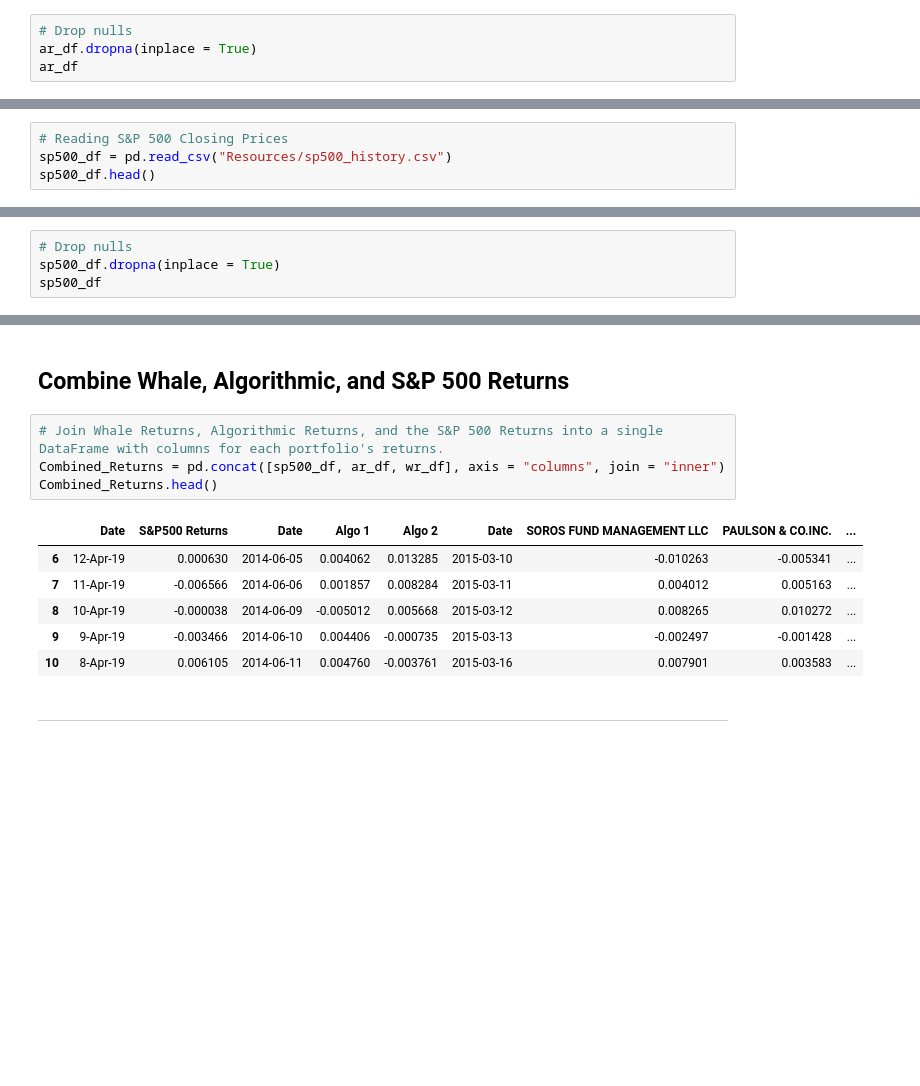
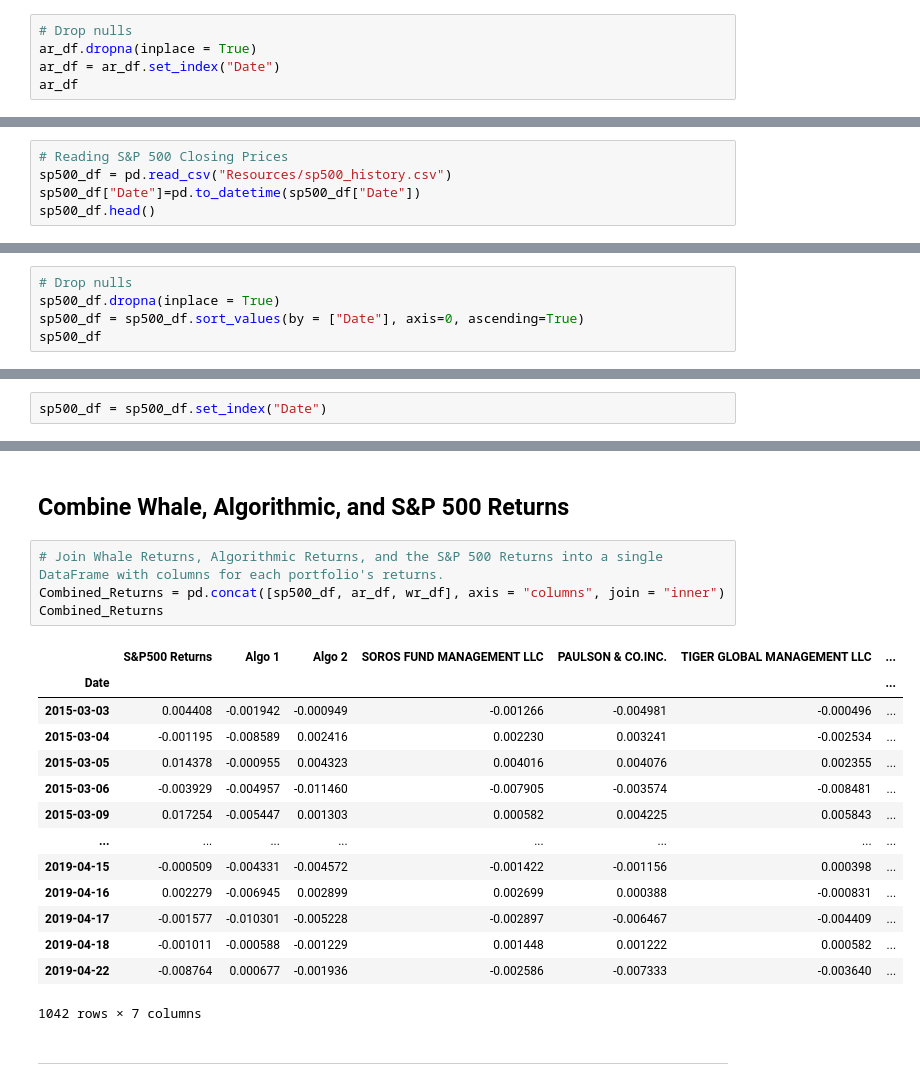
Before and after one commit to vdlglz/Pandas_Homework, a Jupyter notebook: Whale Analysis/whale_analysis.ipynb, the cells around one changed output, grey strips where cells are left out. Drawn from its saved outputs; the diff is of its cells as text; blank space fills up the shorter version.

```diff
--- a/Whale Analysis/whale_analysis.ipynb
+++ b/Whale Analysis/whale_analysis.ipynb
@@ -106,5 +103,6 @@ dtype: int64
 # %%
 # Drop nulls
 ar_df.dropna(inplace = True)
+ar_df = ar_df.set_index("Date")
 ar_df
 # %% [output]
@@ -128,6 +127,7 @@ Read the S&P 500 historic closing prices and create a new daily returns DataFram
 # %%
 # Reading S&P 500 Closing Prices
 sp500_df = pd.read_csv("Resources/sp500_history.csv")
+sp500_df["Date"]=pd.to_datetime(sp500_df["Date"])
 sp500_df.head()
 # %% [output]
 |  | Date | Close |
@@ -167,6 +167,7 @@ sp500_df.head()
 # %%
 # Drop nulls
 sp500_df.dropna(inplace = True)
+sp500_df = sp500_df.sort_values(by = ["Date"], axis=0, ascending=True)
 sp500_df
 # %% [output]
 |  | Date | Close |
@@ -184,4 +185,6 @@ sp500_df
 1648 rows × 2 columns
+# %%
+sp500_df = sp500_df.set_index("Date")
 # %%
 # Rename `Close` Column to be specific to this portfolio.
 sp500_df = sp500_df.rename(columns = {"Close": "S&P500 Returns"})
@@ -205,14 +209,22 @@ sp500_df
 # %%
 # Join Whale Returns, Algorithmic Returns, and the S&P 500 Returns into a single DataFrame with columns for each portfolio's returns.
 Combined_Returns = pd.concat([sp500_df, ar_df, wr_df], axis = "columns", join = "inner")
-Combined_Returns.head()
+Combined_Returns
 # %% [output]
-|  | Date | S&P500 Returns | Date | Algo 1 | Algo 2 | Date | SOROS FUND MANAGEMENT LLC | PAULSON & CO.INC. | ... |
-| 6 | 12-Apr-19 | 0.000630 | 2014-06-05 | 0.004062 | 0.013285 | 2015-03-10 | -0.010263 | -0.005341 | ... |
-| 7 | 11-Apr-19 | -0.006566 | 2014-06-06 | 0.001857 | 0.008284 | 2015-03-11 | 0.004012 | 0.005163 | ... |
-| 8 | 10-Apr-19 | -0.000038 | 2014-06-09 | -0.005012 | 0.005668 | 2015-03-12 | 0.008265 | 0.010272 | ... |
-| 9 | 9-Apr-19 | -0.003466 | 2014-06-10 | 0.004406 | -0.000735 | 2015-03-13 | -0.002497 | -0.001428 | ... |
-| 10 | 8-Apr-19 | 0.006105 | 2014-06-11 | 0.004760 | -0.003761 | 2015-03-16 | 0.007901 | 0.003583 | ... |
+|  | S&P500 Returns | Algo 1 | Algo 2 | SOROS FUND MANAGEMENT LLC | PAULSON & CO.INC. | TIGER GLOBAL MANAGEMENT LLC | ... |
+| Date |  |  |  |  |  |  | ... |
+| 2015-03-03 | 0.004408 | -0.001942 | -0.000949 | -0.001266 | -0.004981 | -0.000496 | ... |
+| 2015-03-04 | -0.001195 | -0.008589 | 0.002416 | 0.002230 | 0.003241 | -0.002534 | ... |
+| 2015-03-05 | 0.014378 | -0.000955 | 0.004323 | 0.004016 | 0.004076 | 0.002355 | ... |
+| 2015-03-06 | -0.003929 | -0.004957 | -0.011460 | -0.007905 | -0.003574 | -0.008481 | ... |
+| 2015-03-09 | 0.017254 | -0.005447 | 0.001303 | 0.000582 | 0.004225 | 0.005843 | ... |
+| ... | ... | ... | ... | ... | ... | ... | ... |
+| 2019-04-15 | -0.000509 | -0.004331 | -0.004572 | -0.001422 | -0.001156 | 0.000398 | ... |
+| 2019-04-16 | 0.002279 | -0.006945 | 0.002899 | 0.002699 | 0.000388 | -0.000831 | ... |
+| 2019-04-17 | -0.001577 | -0.010301 | -0.005228 | -0.002897 | -0.006467 | -0.004409 | ... |
+| 2019-04-18 | -0.001011 | -0.000588 | -0.001229 | 0.001448 | 0.001222 | 0.000582 | ... |
+| 2019-04-22 | -0.008764 | 0.000677 | -0.001936 | -0.002586 | -0.007333 | -0.003640 | ... |
+1042 rows × 7 columns
 # %% [markdown]
 ---
 # %% [markdown]
```
Also changed, not shown: parts of 45 cells of this notebook.
